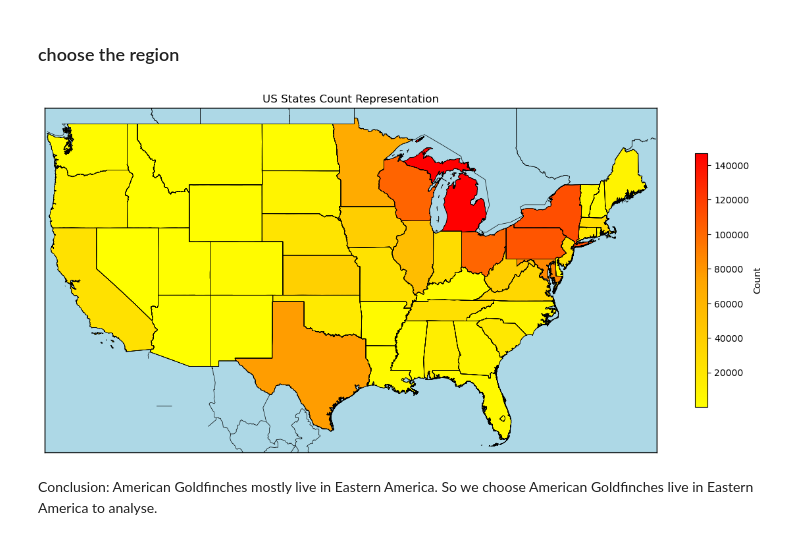
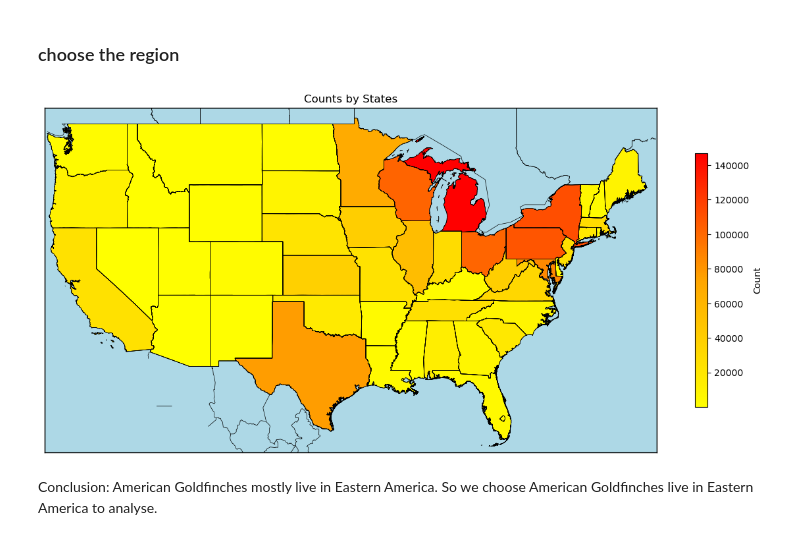
Before and after one commit to maxdgibson/ECE143, a Jupyter notebook: correlation_between_temperature_and_center.ipynb, the cells around one changed output. Drawn from its saved outputs; the diff is of its cells as text; code cells hidden in the pictures.

```diff
--- a/correlation_between_temperature_and_center.ipynb
+++ b/correlation_between_temperature_and_center.ipynb
@@ -82,35 +82,35 @@ m.drawmapboundary(fill_color='lightblue')
 m.fillcontinents(color='lightgray', lake_color='lightblue', zorder=0)
 m.drawcountries()
 m.drawstates()
 
 
 shp_info = m.readshapefile('s_05mr24', name='states', drawbounds=True)
 
 colors = ['yellow', 'orange','red']
 cmap = mcolors.LinearSegmentedColormap.from_list(_,colors)
 
 norm = mcolors.Normalize(vmin=min(sorted_by_count.values()), vmax=max(sorted_by_count.values()))
 
 
 for info, shape in zip(m.states_info, m.states):
     state_abbr = info['STATE']
     if state_abbr in sorted_by_count:
         count = sorted_by_count[state_abbr]
         color = cmap(norm(count))
     else:
         color = 'white'
     poly = plt.Polygon(shape, facecolor=color, edgecolor='black', linewidth=0.5)
     ax.add_patch(poly)
 
 
 sm = plt.cm.ScalarMappable(cmap=cmap, norm=norm)
 sm.set_array([])
 cbar = plt.colorbar(sm, ax=ax, orientation='vertical', shrink=0.5, aspect=20, label='Count')
 
-plt.title('US States Count Representation')
+plt.title('Counts by States')
 plt.show()
 # %% [output]
-[figure, old version]
+[figure, new version]
 # %% [markdown]
 Conclusion: American Goldfinches mostly live in Eastern America. So we choose American Goldfinches live in Eastern America to analyse.
 # %% [markdown]
```
Also changed, not shown: 9 other files.
